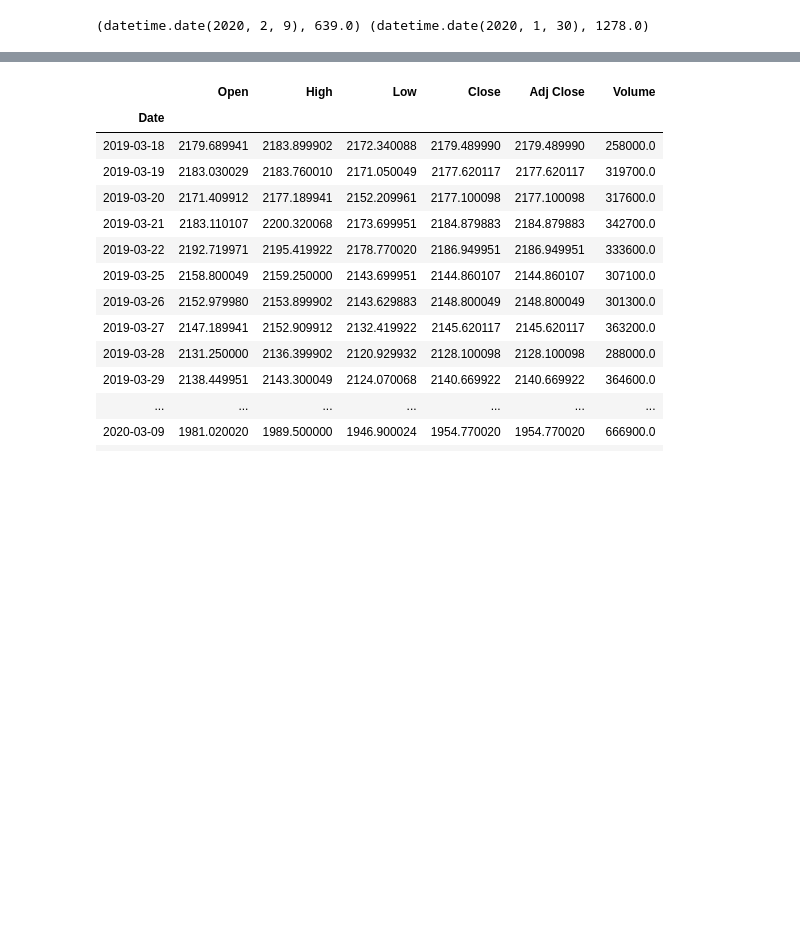
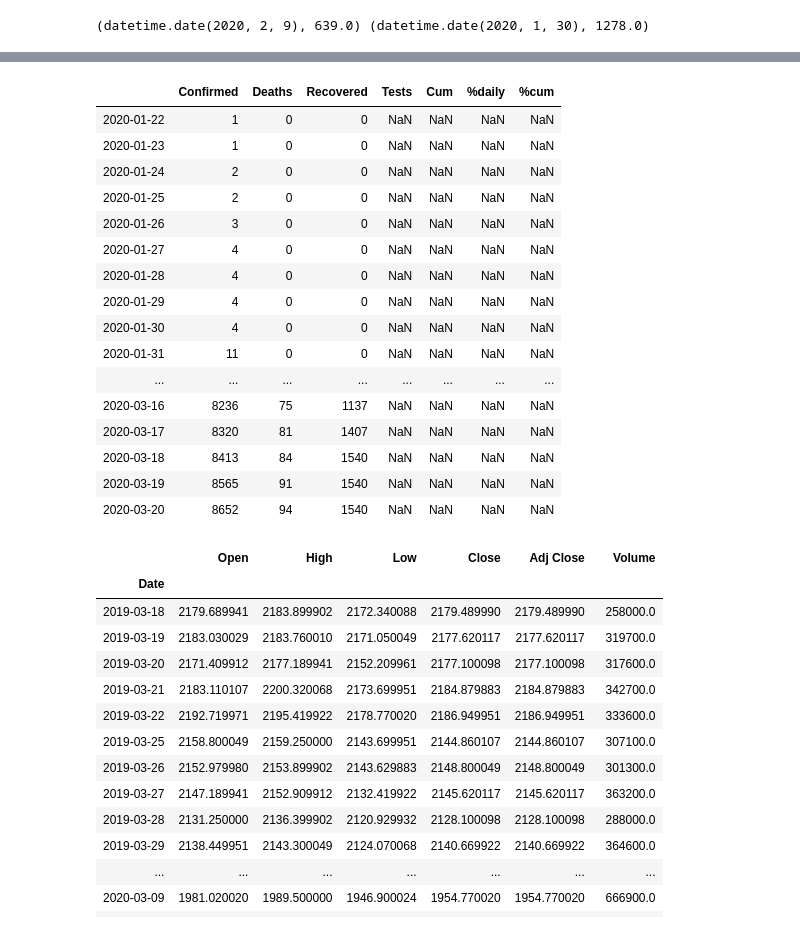
Before and after one commit to leeprevost/COVID-19, a Jupyter notebook: South Korea Model.ipynb, the cells around one changed output, grey strips where cells are left out. Drawn from its saved outputs; the diff is of its cells as text; code cells hidden in the pictures; blank space fills up the shorter version.

```diff
--- a/South Korea Model.ipynb
+++ b/South Korea Model.ipynb
@@ -245,3 +246,23 @@ plt.show()
+# %%
+data['confirmed']
+# %% [output]
+|  | Confirmed | Deaths | Recovered | Tests | Cum | %daily | %cum |
+| 2020-01-22 | 1 | 0 | 0 | NaN | NaN | NaN | NaN |
+| 2020-01-23 | 1 | 0 | 0 | NaN | NaN | NaN | NaN |
+| 2020-01-24 | 2 | 0 | 0 | NaN | NaN | NaN | NaN |
+| 2020-01-25 | 2 | 0 | 0 | NaN | NaN | NaN | NaN |
+| 2020-01-26 | 3 | 0 | 0 | NaN | NaN | NaN | NaN |
+| 2020-01-27 | 4 | 0 | 0 | NaN | NaN | NaN | NaN |
+| 2020-01-28 | 4 | 0 | 0 | NaN | NaN | NaN | NaN |
+| 2020-01-29 | 4 | 0 | 0 | NaN | NaN | NaN | NaN |
+| 2020-01-30 | 4 | 0 | 0 | NaN | NaN | NaN | NaN |
+| 2020-01-31 | 11 | 0 | 0 | NaN | NaN | NaN | NaN |
+| ... | ... | ... | ... | ... | ... | ... | ... |
+| 2020-03-16 | 8236 | 75 | 1137 | NaN | NaN | NaN | NaN |
+| 2020-03-17 | 8320 | 81 | 1407 | NaN | NaN | NaN | NaN |
+| 2020-03-18 | 8413 | 84 | 1540 | NaN | NaN | NaN | NaN |
+| 2020-03-19 | 8565 | 91 | 1540 | NaN | NaN | NaN | NaN |
+| 2020-03-20 | 8652 | 94 | 1540 | NaN | NaN | NaN | NaN |
 # %%
 file = "^KS11.csv"
 market = pd.read_csv(file)
```
Also changed, not shown: parts of 8 cells of this notebook, 9 other files.
